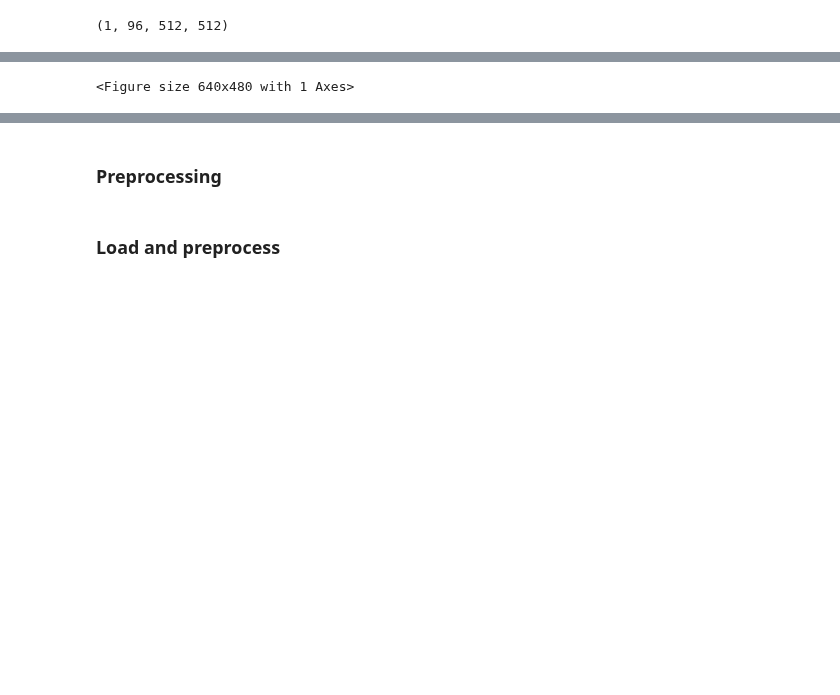
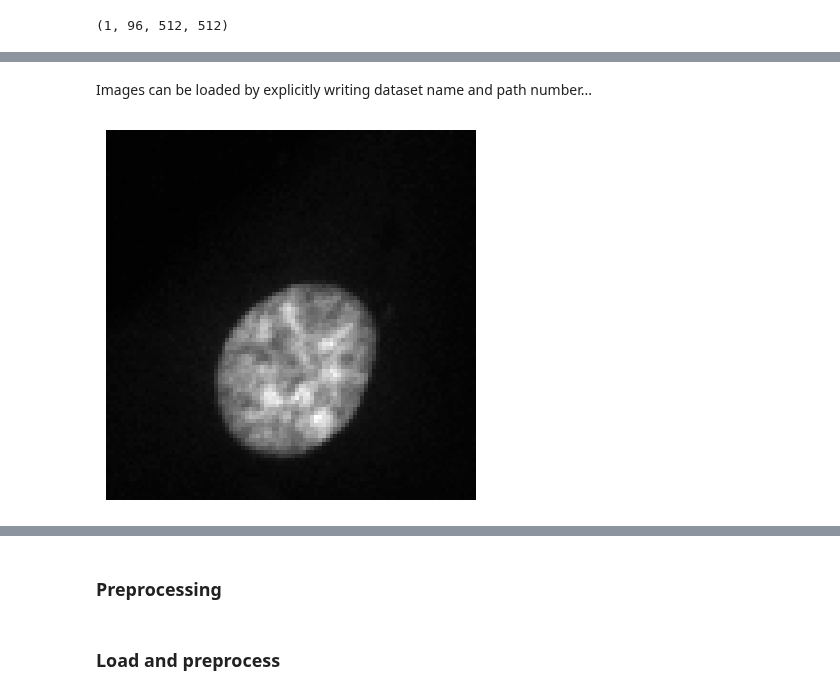
Before and after one commit to bmandracchia/bioMONAI, a Jupyter notebook: _proc/02_io.ipynb, the cells around one changed output, grey strips where cells are left out. Cells and saved outputs as stored; diff of their text form; code cells hidden in the pictures; blank space fills up the shorter version.

```diff
--- a/_proc/02_io.ipynb
+++ b/_proc/02_io.ipynb
@@ -100,0 +111,2 @@ file_path.split('.hdf5')
+# %% [markdown]
+Images can be loaded by explicitly writing dataset name and path number...
@@ -101,11 +115,9 @@ file_path.split('.hdf5')
 # %%
-from bioMONAI.visualize import plot_image
-file_path = '/home/biagio/Code/Noise2Model/_data/HDF5_confocal_s96_o08/noise_gen/test/0600_19.hdf5'
+file_path = './data_examples/0450_1.hdf5'
 dataset_name='clean'
-patch_num=1
+patch_num=10
 
-im , _ = h5_reader(file_path, dataset=dataset_name, patch=patch_num)
-im.shape
+im , _ = hdf5_reader(dataset=dataset_name, patch=patch_num)(file_path)
 plot_image(im[0])
 # %% [output]
-<Figure size 640x480 with 1 Axes>
+[figure, added]
```
Also changed, not shown: parts of 17 cells of this notebook, 44 other files.
